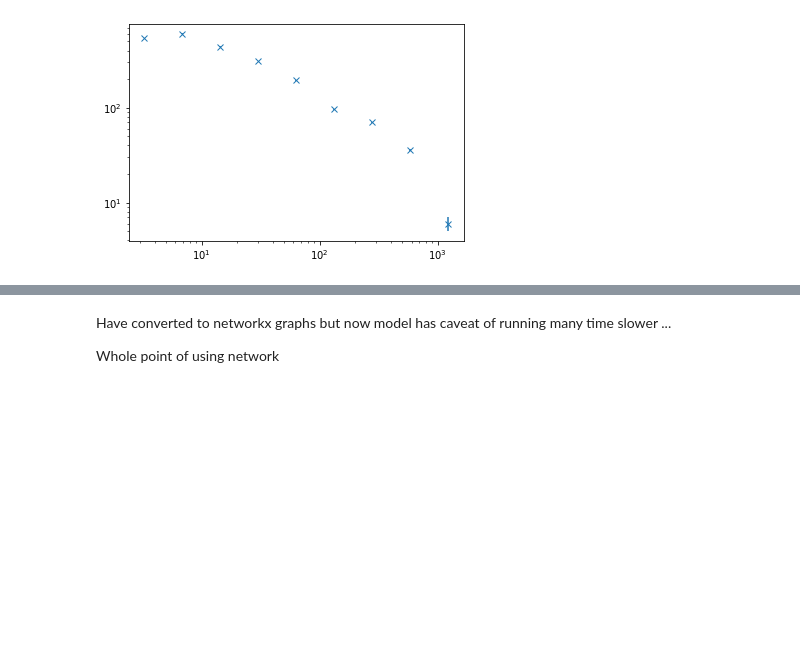
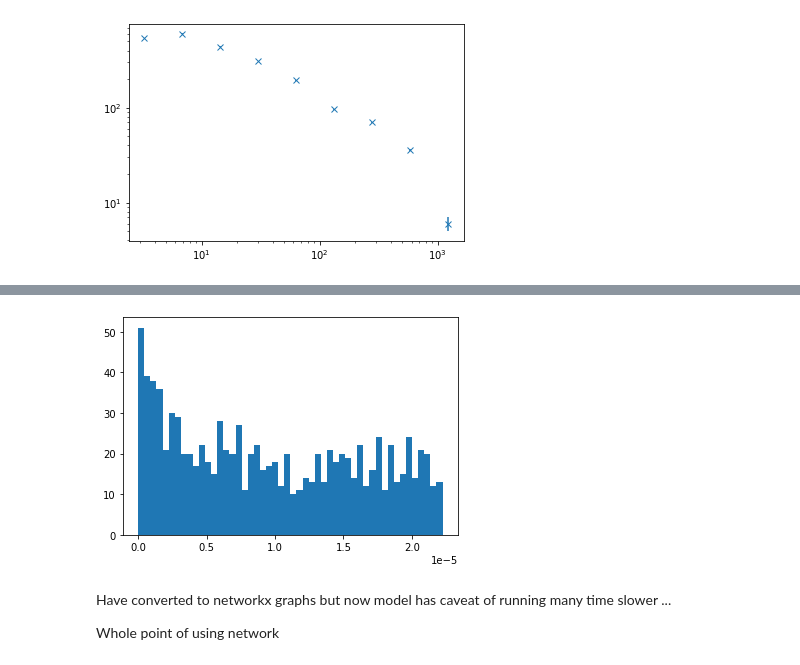
Before and after one commit to Dellapino/MSci-Project, a Jupyter notebook: testing notebook import.ipynb, the cells around one changed output, grey strips where cells are left out. Cells and saved outputs as stored; diff of their text form; code cells hidden in the pictures; blank space fills up the shorter version.

```diff
--- a/testing notebook import.ipynb
+++ b/testing notebook import.ipynb
@@ -866,3 +883,22 @@ check_fit(power, log_binning_v5, w, 2.85, False, 'log')
+# %%
+from scipy.interpolate import interp1d
+
+own_pdf = power(xx, *fit)
+own_cdf = np.cumsum(own_pdf)
+own_cdf /= max(own_cdf)
+
+# Define a function to return N samples
+def genSamples(N):
+	u = np.random.uniform(0, 1, int(N))
+	func_interp = interp1d(own_cdf, xx)
+	samples = func_interp(u)
+	return samples
+
+own_samples = genSamples(1000)
+
+freqs, edegs, _ = plt.hist(samples, bins = 50, density = 0)
+# %% [output]
+[figure, added]
 # %%
 def logbin(data, scale = 1., zeros = False):
     """
```
Also changed, not shown: parts of 15 cells of this notebook.
